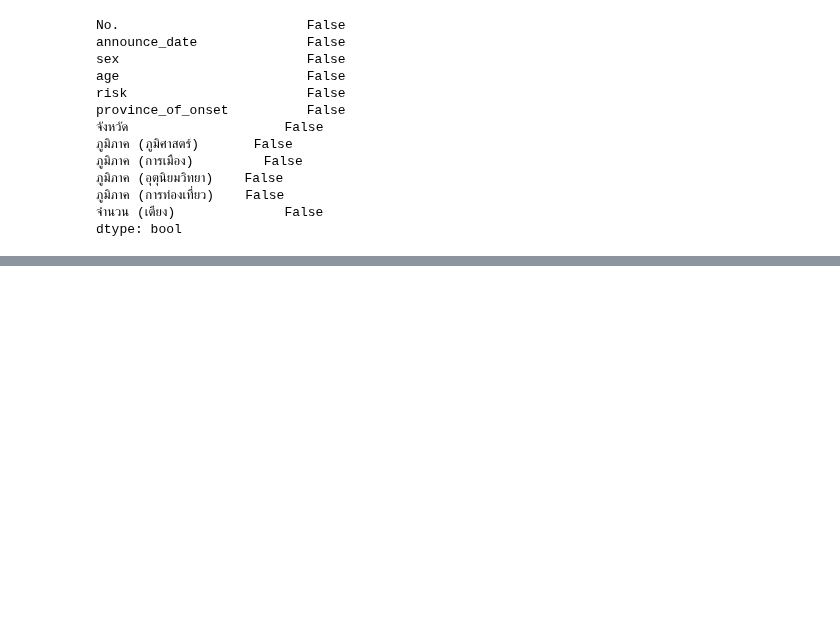
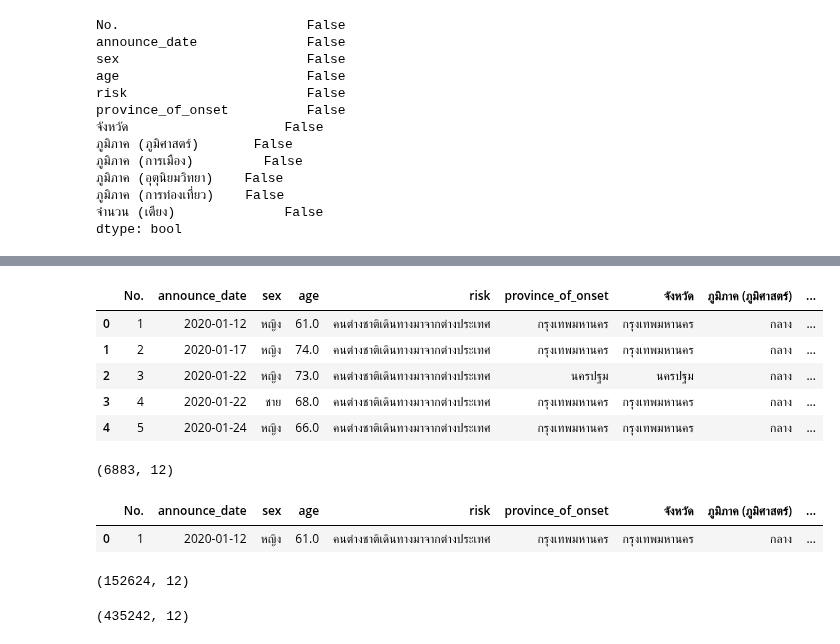
Before and after one commit to kittikhun62/data_viz_2022, a Jupyter notebook: final.ipynb, the cells around one changed output, grey strips where cells are left out. Saved outputs shown, nothing was run; the diff lists cells and outputs as text; code cells hidden in the pictures; blank space fills up the shorter version.

```diff
--- a/final.ipynb
+++ b/final.ipynb
@@ -654,0 +687,27 @@ allsum_df_drop.to_csv('allsum_df_drop', encoding='utf-8')
+# %%
+allsum_df_drop.head()
+# %% [output]
+|  | No. | announce_date | sex | age | risk | province_of_onset | จังหวัด | ภูมิภาค (ภูมิศาสตร์) | ... |
+| 0 | 1 | 2020-01-12 | หญิง | 61.0 | คนต่างชาติเดินทางมาจากต่างประเทศ | กรุงเทพมหานคร | กรุงเทพมหานคร | กลาง | ... |
+| 1 | 2 | 2020-01-17 | หญิง | 74.0 | คนต่างชาติเดินทางมาจากต่างประเทศ | กรุงเทพมหานคร | กรุงเทพมหานคร | กลาง | ... |
+| 2 | 3 | 2020-01-22 | หญิง | 73.0 | คนต่างชาติเดินทางมาจากต่างประเทศ | นครปฐม | นครปฐม | กลาง | ... |
+| 3 | 4 | 2020-01-22 | ชาย | 68.0 | คนต่างชาติเดินทางมาจากต่างประเทศ | กรุงเทพมหานคร | กรุงเทพมหานคร | กลาง | ... |
+| 4 | 5 | 2020-01-24 | หญิง | 66.0 | คนต่างชาติเดินทางมาจากต่างประเทศ | กรุงเทพมหานคร | กรุงเทพมหานคร | กลาง | ... |
+# %%
+df_covid1= allsum_df_drop[allsum_df_drop['announce_date'] < '2021-01-01']
+print(df_covid1.shape)
+df_covid1.head(1)
+# %% [output]
+(6883, 12)
+|  | No. | announce_date | sex | age | risk | province_of_onset | จังหวัด | ภูมิภาค (ภูมิศาสตร์) | ... |
+| 0 | 1 | 2020-01-12 | หญิง | 61.0 | คนต่างชาติเดินทางมาจากต่างประเทศ | กรุงเทพมหานคร | กรุงเทพมหานคร | กลาง | ... |
+# %%
+df_covid2 = allsum_df_drop[(allsum_df_drop['announce_date'] >= '2021-01-02') & (allsum_df_drop['announce_date'] < '2021-06-01')]
+print(df_covid2.shape)
+# %% [output]
+(152624, 12)
+# %%
+df_covid3 = allsum_df_drop[(allsum_df_drop['announce_date'] >= '2021-06-02') & (allsum_df_drop['announce_date'] < '2021-08-01')]
+print(df_covid3.shape)
+# %% [output]
+(435242, 12)
```
Also changed, not shown: parts of 8 cells of this notebook.
